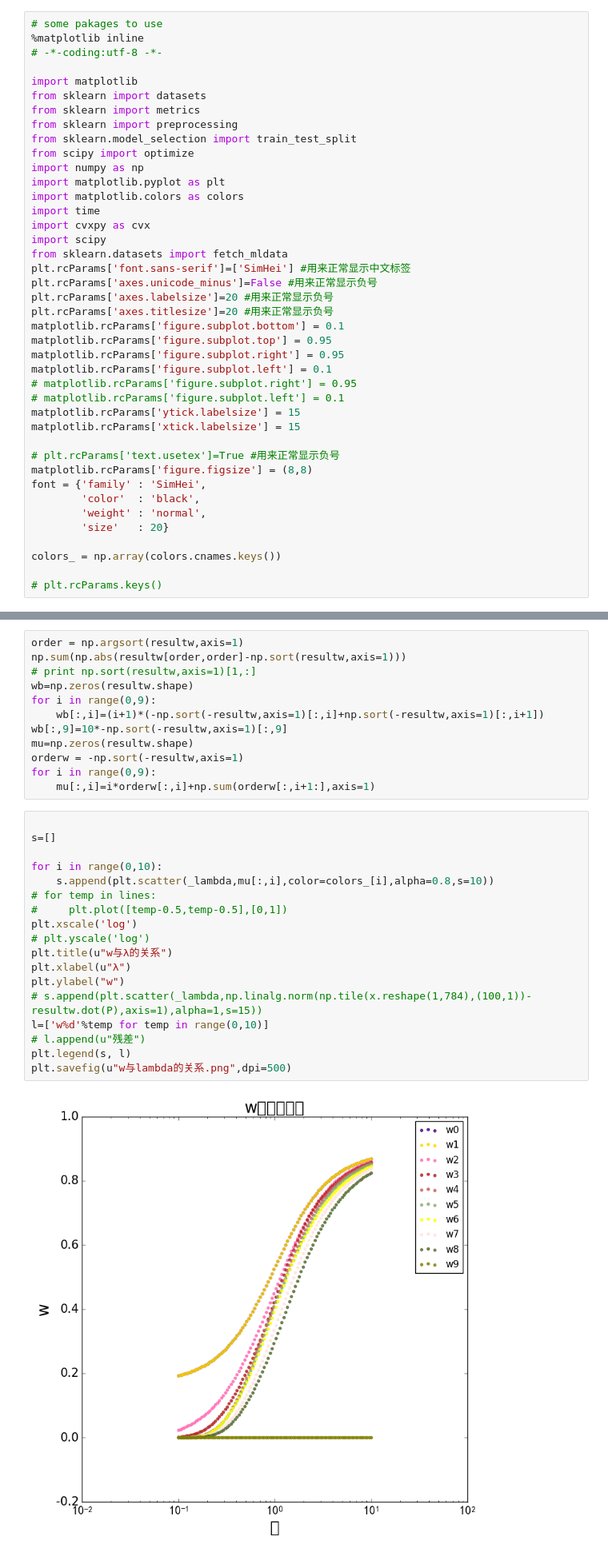
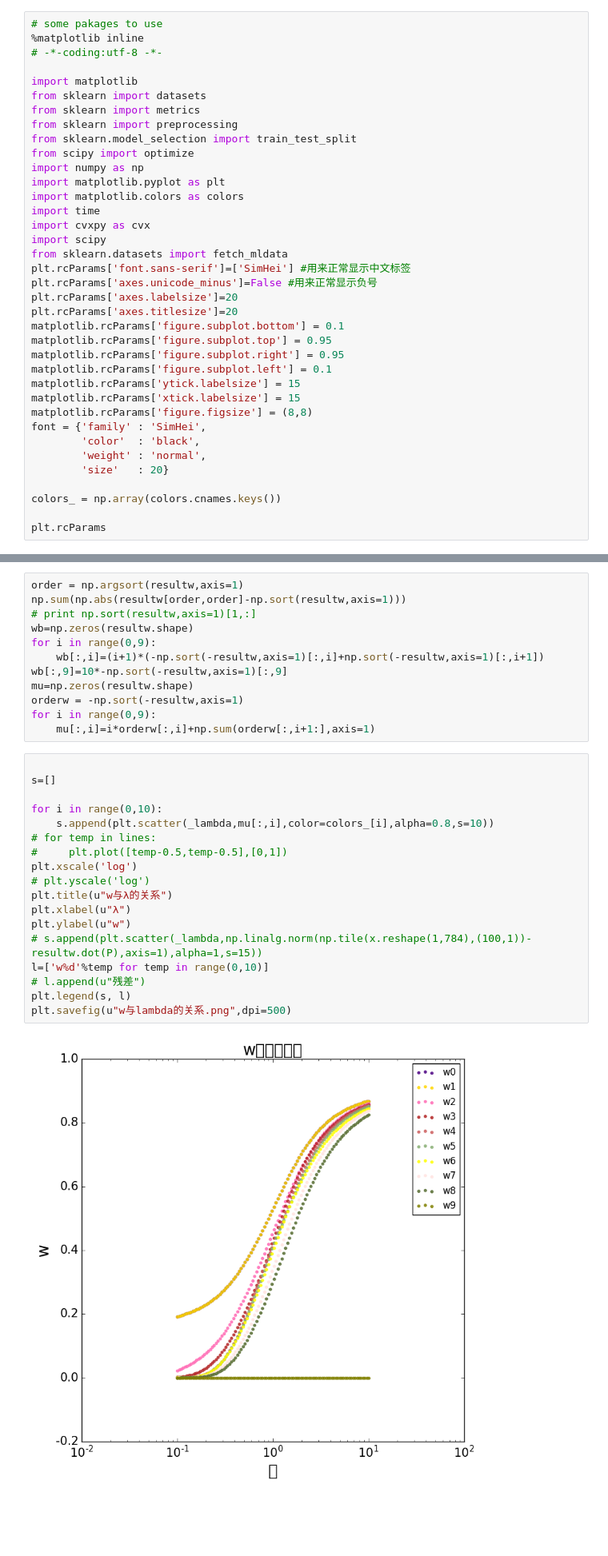
Before and after one commit to lioo717/paper, a Jupyter notebook: 实验/Untitled1.ipynb, the cells around one changed output, grey strips where cells are left out. Shown at 80% size. Saved outputs shown, nothing was run; the diff lists cells and outputs as text; blank space fills up the shorter version.

```diff
--- a/实验/Untitled1.ipynb
+++ b/实验/Untitled1.ipynb
@@ -18,18 +18,14 @@ import scipy
 from sklearn.datasets import fetch_mldata
 plt.rcParams['font.sans-serif']=['SimHei'] #用来正常显示中文标签
 plt.rcParams['axes.unicode_minus']=False #用来正常显示负号
-plt.rcParams['axes.labelsize']=20 #用来正常显示负号
-plt.rcParams['axes.titlesize']=20 #用来正常显示负号
+plt.rcParams['axes.labelsize']=20
+plt.rcParams['axes.titlesize']=20
 matplotlib.rcParams['figure.subplot.bottom'] = 0.1
 matplotlib.rcParams['figure.subplot.top'] = 0.95
 matplotlib.rcParams['figure.subplot.right'] = 0.95
 matplotlib.rcParams['figure.subplot.left'] = 0.1
-# matplotlib.rcParams['figure.subplot.right'] = 0.95
-# matplotlib.rcParams['figure.subplot.left'] = 0.1
 matplotlib.rcParams['ytick.labelsize'] = 15
 matplotlib.rcParams['xtick.labelsize'] = 15
-
-# plt.rcParams['text.usetex']=True #用来正常显示负号
 matplotlib.rcParams['figure.figsize'] = (8,8)
 font = {'family' : 'SimHei',
         'color'  : 'black',
@@ -38,4 +34,4 @@ font = {'family' : 'SimHei',
 
 colors_ = np.array(colors.cnames.keys())
 
-# plt.rcParams.keys()
+plt.rcParams
@@ -139,23 +154,23 @@ for i in range(0,9):
 # %%
 
 s=[]
 
 for i in range(0,10):
     s.append(plt.scatter(_lambda,mu[:,i],color=colors_[i],alpha=0.8,s=10))
 # for temp in lines:
 #     plt.plot([temp-0.5,temp-0.5],[0,1])
 plt.xscale('log')
 # plt.yscale('log')
 plt.title(u"w与λ的关系")
 plt.xlabel(u"λ")
-plt.ylabel("w")
+plt.ylabel(u"w")
 # s.append(plt.scatter(_lambda,np.linalg.norm(np.tile(x.reshape(1,784),(100,1))-resultw.dot(P),axis=1),alpha=1,s=15))
 l=['w%d'%temp for temp in range(0,10)]
 # l.append(u"残差")
 plt.legend(s, l)
 plt.savefig(u"w与lambda的关系.png",dpi=500)
 # %% [output]
-[figure, old version]
+[figure, new version]
 # %%
 plt.xscale('log')
 # plt.yscale('log')
```
Also changed, not shown: parts of 4 cells of this notebook, 1 other file.
